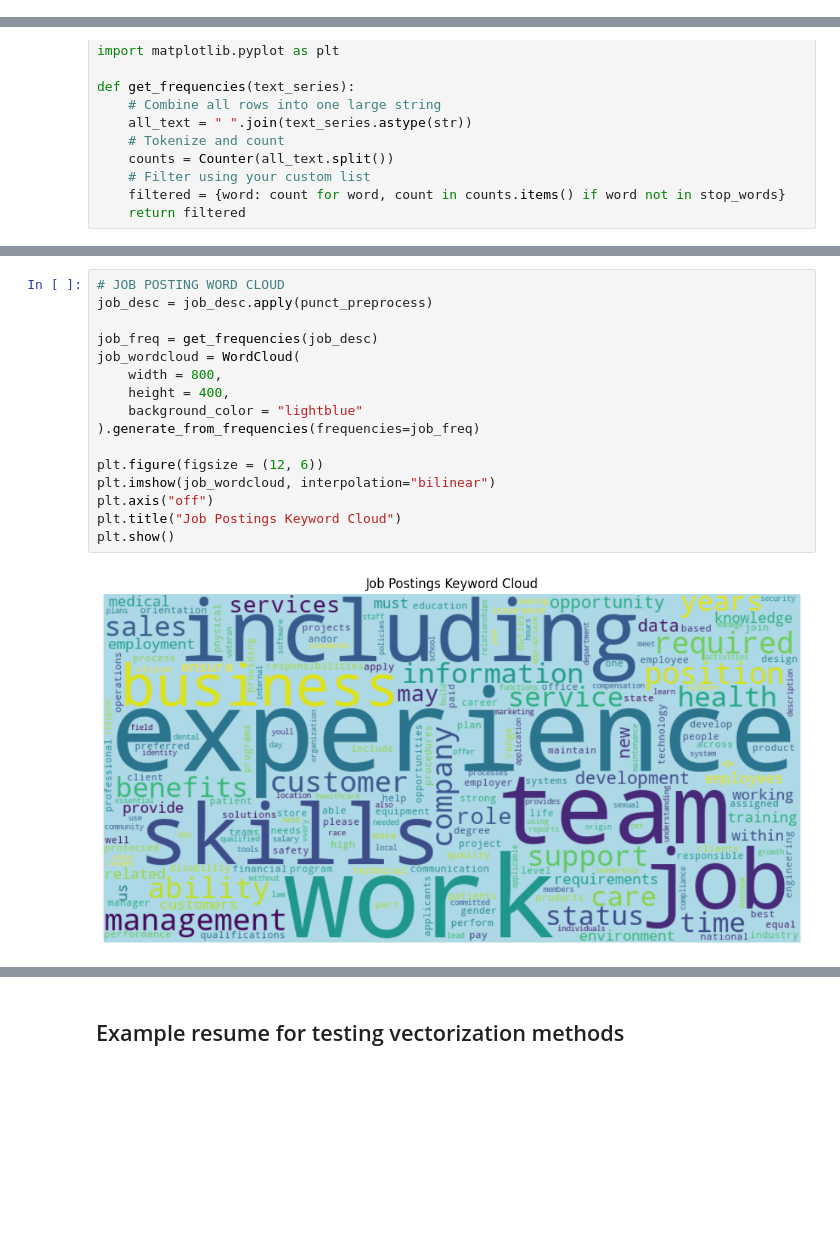
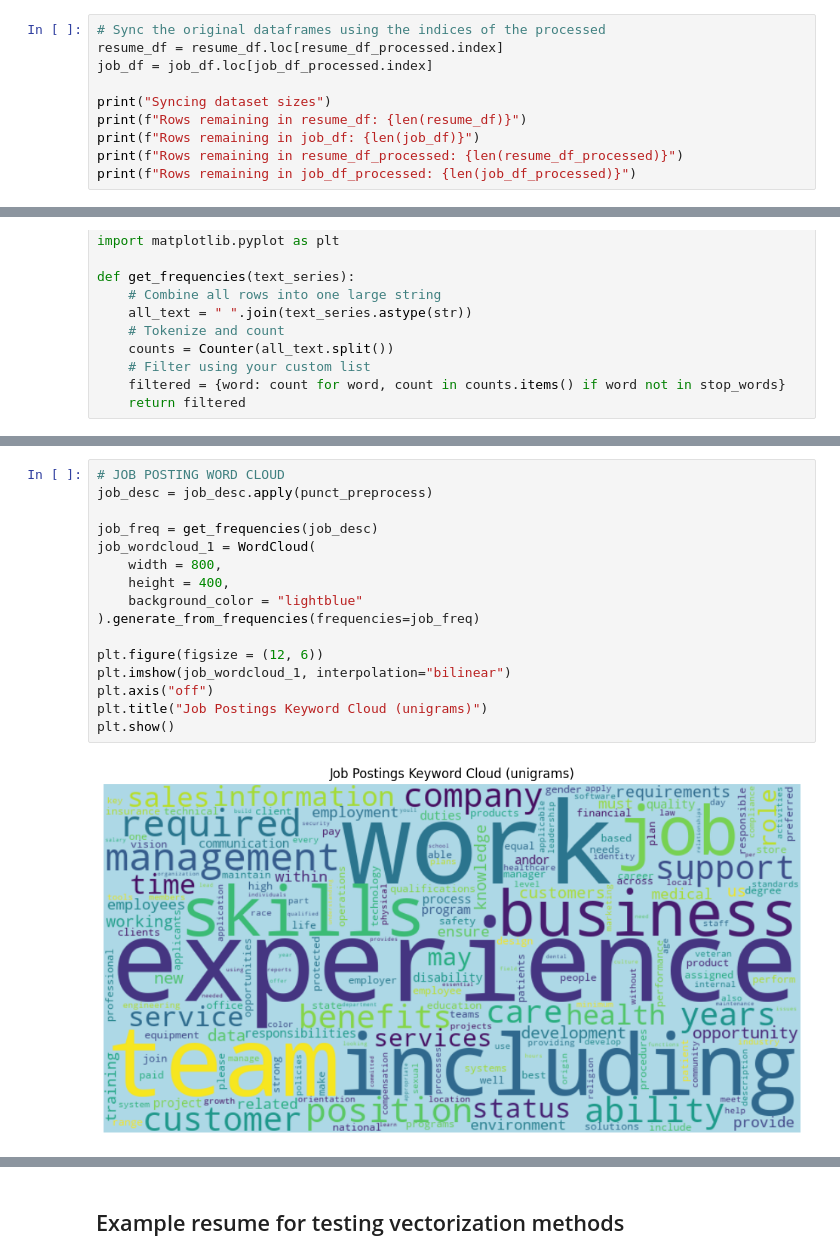
Before and after one commit to E-Eckmann/NLP_Resumes2Roles, a Jupyter notebook: main_analysis/MAIN_Resume2Roles_project.ipynb, the cells around one changed output, grey strips where cells are left out. Cells and saved outputs as stored; diff of their text form; blank space fills up the shorter version.

```diff
--- a/main_analysis/MAIN_Resume2Roles_project.ipynb
+++ b/main_analysis/MAIN_Resume2Roles_project.ipynb
@@ -282,0 +272,10 @@ Rows remaining in job_df_processed: 123839
+# %%
+# Sync the original dataframes using the indices of the processed
+resume_df = resume_df.loc[resume_df_processed.index]
+job_df = job_df.loc[job_df_processed.index]
+
+print("Syncing dataset sizes")
+print(f"Rows remaining in resume_df: {len(resume_df)}")
+print(f"Rows remaining in job_df: {len(job_df)}")
+print(f"Rows remaining in resume_df_processed: {len(resume_df_processed)}")
+print(f"Rows remaining in job_df_processed: {len(job_df_processed)}")
@@ -418,18 +423,18 @@ print(stop_words)
 # %%
 # JOB POSTING WORD CLOUD
 job_desc = job_desc.apply(punct_preprocess)
 
 job_freq = get_frequencies(job_desc)
-job_wordcloud = WordCloud(
+job_wordcloud_1 = WordCloud(
     width = 800,
     height = 400,
     background_color = "lightblue"
 ).generate_from_frequencies(frequencies=job_freq)
 
 plt.figure(figsize = (12, 6))
-plt.imshow(job_wordcloud, interpolation="bilinear")
+plt.imshow(job_wordcloud_1, interpolation="bilinear")
 plt.axis("off")
-plt.title("Job Postings Keyword Cloud")
+plt.title("Job Postings Keyword Cloud (unigrams)")
 plt.show()
 # %% [output]
-[figure, old version]
+[figure, new version]
```
Also changed, not shown: parts of 23 cells of this notebook, 1 other file.
